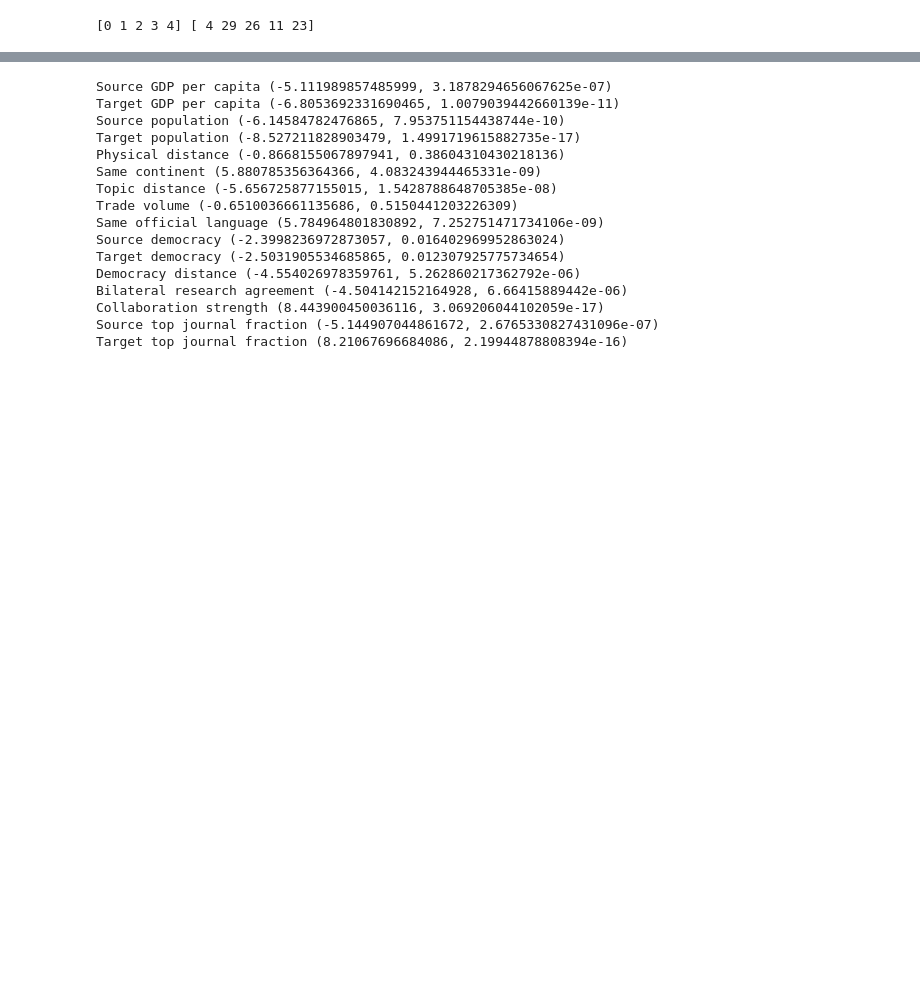
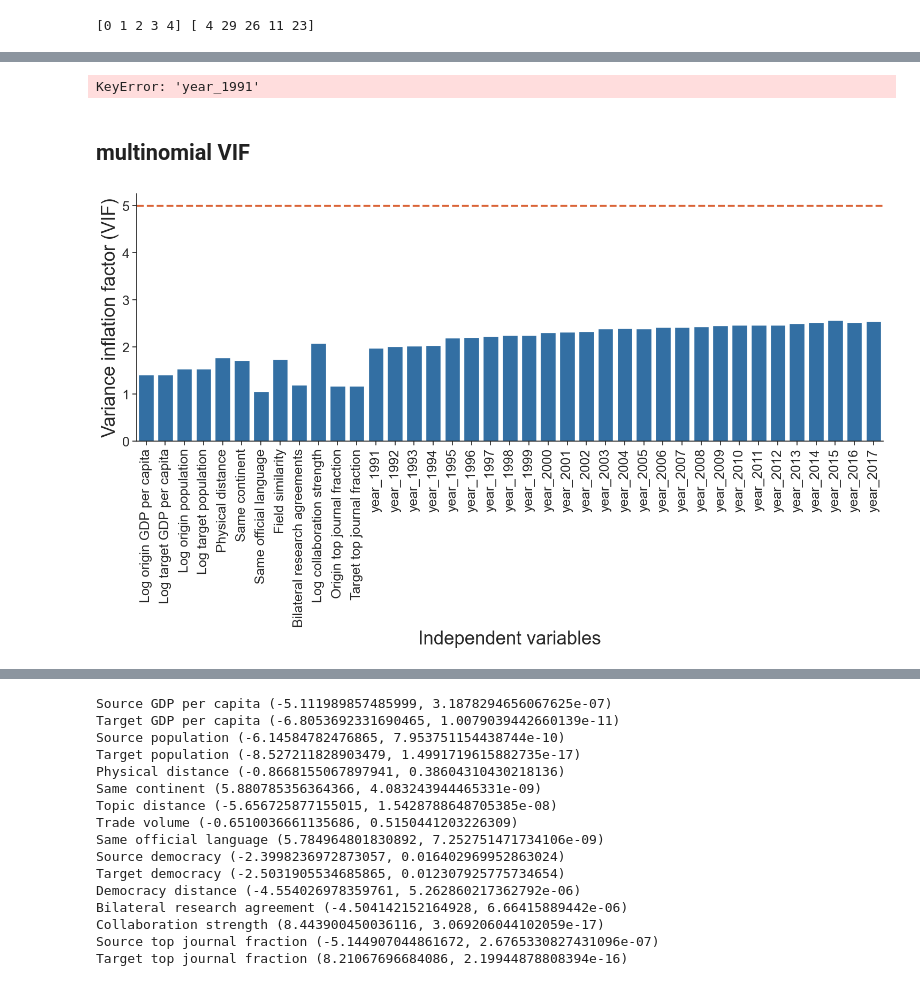
Before and after one commit to SciSciCollective/pyscisci, a Jupyter notebook: examples/GlobalCitationNetwork/GlobalCitationNetwork_analysis.ipynb, the cells around one changed output, grey strips where cells are left out. Cells and saved outputs as stored; diff of their text form; code cells hidden in the pictures; blank space fills up the shorter version.

```diff
--- a/examples/GlobalCitationNetwork/GlobalCitationNetwork_analysis.ipynb
+++ b/examples/GlobalCitationNetwork/GlobalCitationNetwork_analysis.ipynb
@@ -87,3 +194,23 @@ countryprod = countryprod[countryprod['Year'] <= eyear].reset_index(drop=True)
 print(countryprod.shape)
 # %% [output]
 (5869, 5)
+# %%
+deg_table = cumulative_net[cumulative_net['Zscore'] > 0].groupby('CitedCountry', as_index=False)['CitingCountry'].nunique()
+deg_table = deg_table.rename(columns={'CitedCountry':'Country', 'CitingCountry':'Pos. In Deg'})
+
+deg_table2 = cumulative_net[cumulative_net['Zscore'] > 0].groupby('CitingCountry', as_index=False)['CitedCountry'].nunique()
+deg_table2 = deg_table2.rename(columns={'CitingCountry':'Country', 'CitedCountry':'Pos. Out Deg'})
+deg_table = deg_table.merge(deg_table2, how='outer')
+
+deg_table3 = cumulative_net[cumulative_net['Zscore'] < 0].groupby('CitedCountry', as_index=False)['CitingCountry'].nunique()
+deg_table3 = deg_table3.rename(columns={'CitedCountry':'Country', 'CitingCountry':'Neg. In Deg'})
+deg_table = deg_table.merge(deg_table3, how='outer')
+
+deg_table4 = cumulative_net[cumulative_net['Zscore'] < 0].groupby('CitingCountry', as_index=False)['CitedCountry'].nunique()
+deg_table4 = deg_table4.rename(columns={'CitingCountry':'Country', 'CitedCountry':'Neg. Out Deg'})
+deg_table = deg_table.merge(deg_table4, how='outer')
+
+deg_table = deg_table.merge(countryprod[countryprod['Year']==2017][['Country', 'NumPub']], how='left')
+deg_table = deg_table.fillna(0)
+
+deg_table
@@ -291,0 +600,17 @@ Optimization terminated successfully.
+# %%
+from vizutils import pvalue2stars, table_row, make_multinomial_latex_table
+
+namedict = {'const':'Intercept', 'oTopFrac':'Origin top journal fraction', 'tTopFrac':'Target top journal fraction',
+'oGDP_PCAP':'Log origin GDP per capita', 'oPop':'Log origin population','tPop':'Log target population',
+           'tGDP_PCAP':'Log target GDP per capita', 'PhysicalDistance': 'Physical distance', 'TopicSimilarity':'Field similarity',
+            'comlang_off':'Same official language', 'CollabStrength':'Log collaboration strength','SameContinent':'Same continent',
+           'cumulative_laws':'Bilateral research agreements'}
+years={i: i[-4:] for i in dummy_years}
+merged_dict = years.copy()  # Create a copy of dict1 to avoid modifying the original
+merged_dict.update(namedict)
+
+make_multinomial_latex_table(fit_models, exog_var_sets, dep_var, namedict, caption_text="")
+# %% [output]
+KeyError: 'year_1991'
+# %% [markdown]
+## multinomial VIF
@@ -292,3 +638,30 @@ Optimization terminated successfully.
+# %%
+colours=['#8D95A0','#2171b5','#DA6437']
+
+custom_params = {"axes.spines.bottom": True, "axes.spines.right": False, "axes.spines.top": False,
+                     "axes.spines.left": True,"ytick.left":True, "xtick.bottom":True}
+sns.set_theme(style='ticks', rc=custom_params)
+
+
+plt.figure(figsize=(18, 6))
+
+ax = sns.barplot(x="Variable", y="VIF", data=vif_plot,
+                     color=colours[1])
+
+plt.xlabel("Independent variables", fontsize=25)
+plt.ylabel("Variance inflation factor (VIF)", fontsize=25)
+
+plt.xticks(rotation=90, ha='center')
+
+ax.axhline(y=5, color=colours[2],  linestyle='--', lw=2.5)
+
+
+
+ax.tick_params(axis='both', which='major', labelsize=18, direction='out',)
+
+plt.show()
+# %% [output]
+[figure, added]
 # %%
 def summary_table(model,ycat,ycat_name):
 
```
Also changed, not shown: parts of 38 cells of this notebook, 6 other files.
